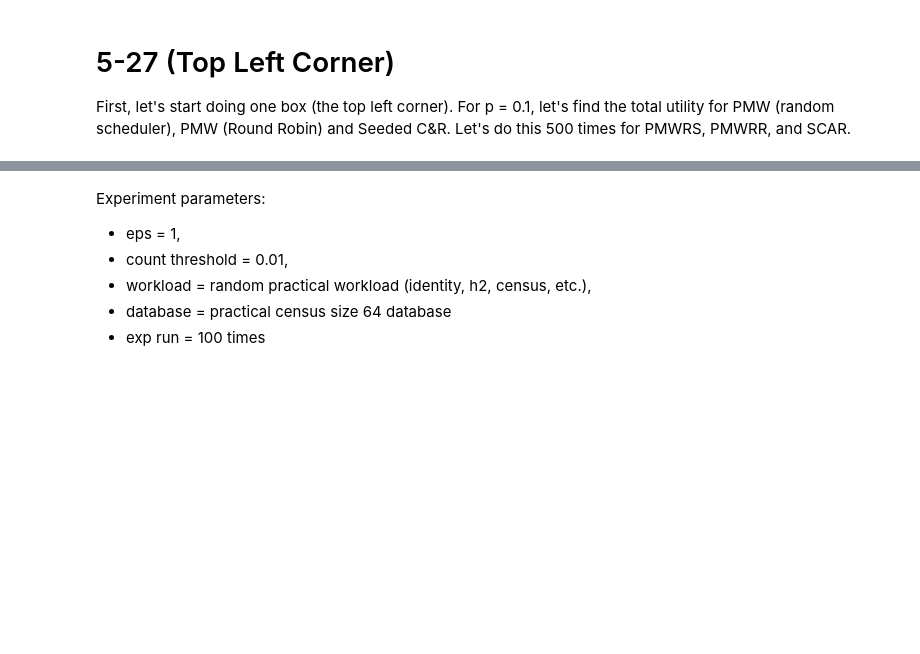
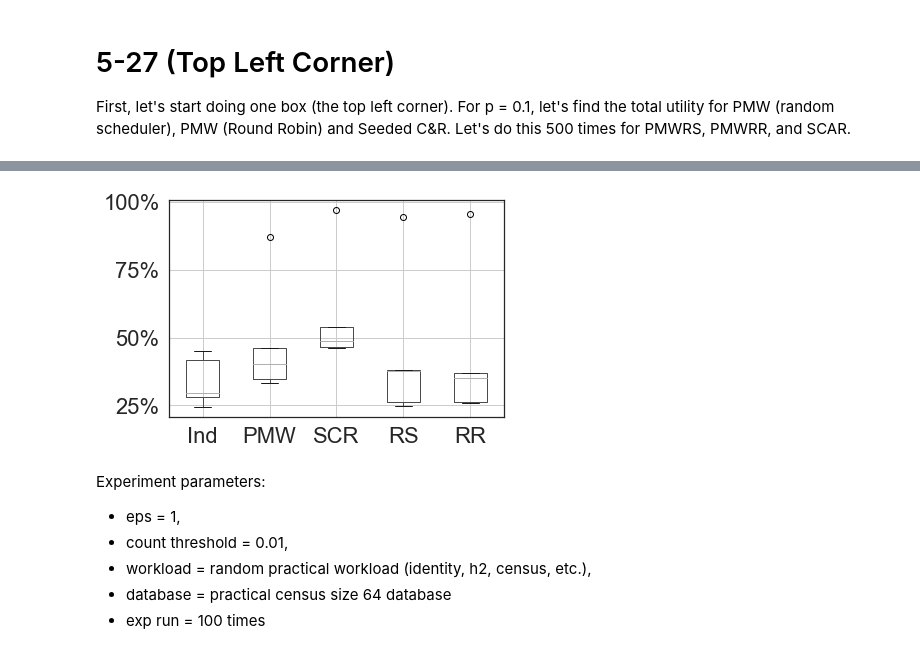
Before and after one commit to yikai-wu/Multi-Analyst-DP, a Jupyter notebook: src/online/VLDB Experiments.ipynb, the cells around one changed output, grey strips where cells are left out. Drawn from its saved outputs; the diff is of its cells as text; code cells hidden in the pictures; blank space fills up the shorter version.

```diff
--- a/src/online/VLDB Experiments.ipynb
+++ b/src/online/VLDB Experiments.ipynb
@@ -871,3 +867,13 @@ plt.savefig(artifactspath + '0.9acc.pdf', bbox_inches='tight')
+# %%
+test_data_3 = test_data.iloc[:,10:15]
+test_data_3.columns = test_data_3.columns.str.rstrip("0.9")
+ax = test_data_3.boxplot()
+#plt.title('Alice gets her queries \nanswered with p = 0.9')
+#plt.ylabel('Queries Answered')
+ax.yaxis.set_major_formatter(mtick.PercentFormatter())
+plt.savefig(artifactspath + '0.9acc.pdf', bbox_inches='tight')
+# %% [output]
+[figure, added]
 # %% [markdown]
 Experiment parameters:
 - eps = 1,
```
Also changed, not shown: parts of 21 cells of this notebook.
